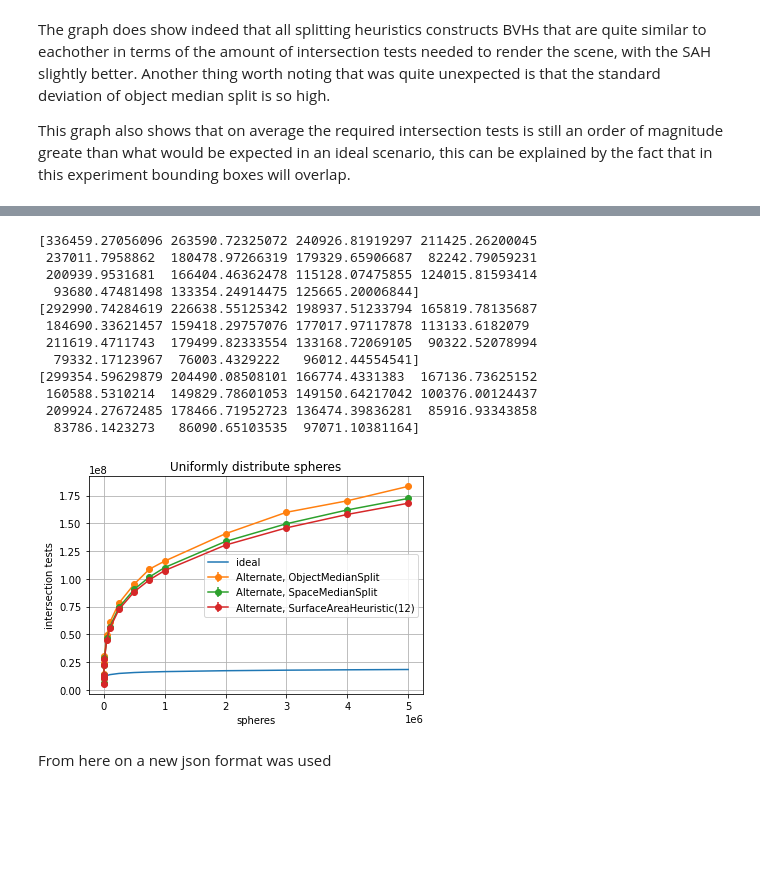
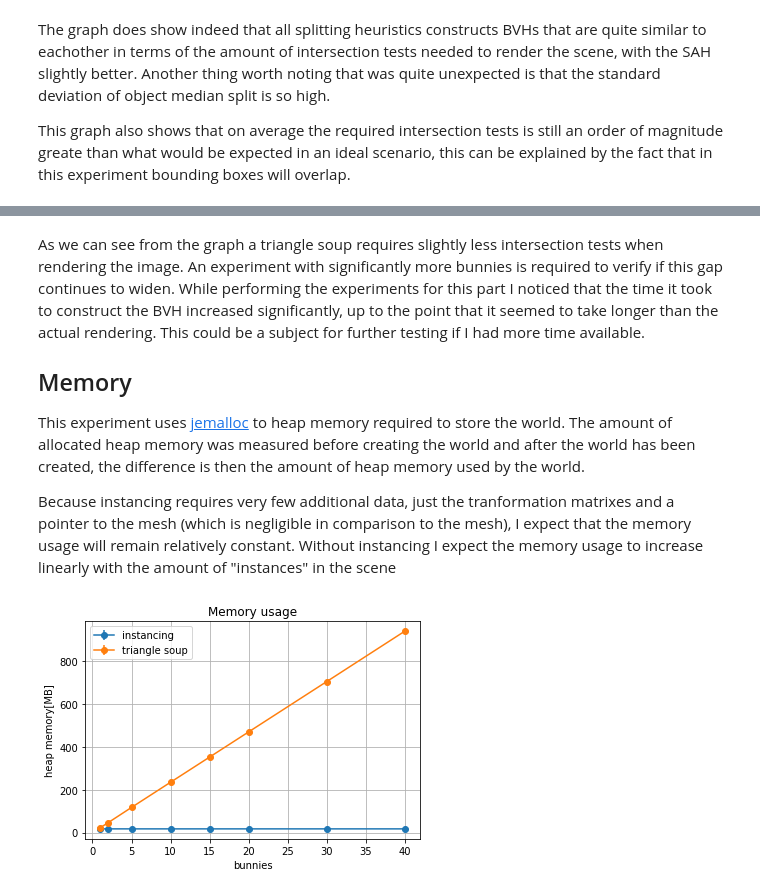
Before and after one commit to BoKleynen/ray-tracer, a Jupyter notebook: experiments/Analysis.ipynb, the cells around one changed output, grey strips where cells are left out. Drawn from its saved outputs; the diff is of its cells as text; code cells hidden in the pictures; blank space fills up the shorter version.

Commit message:
Add memory analysis

```diff
--- a/experiments/Analysis.ipynb
+++ b/experiments/Analysis.ipynb
@@ -15,6 +17,7 @@ with open("results/splitting_heuristics_equal_spheres_uniform_position.json") as
     nb_spheres = np.array(data['nb_objects'])
 
     fig, axs = plt.subplots(1, 2, sharey=True, figsize=(15, 7))
+    fig.suptitle("Uniformly distributed spheres with an equal radius")
 
 
     for (splitting_heuristic, intersection_tests) in sorted(data['results'].items()):
@@ -47,12 +50,3 @@ with open("results/splitting_heuristics_equal_spheres_uniform_position.json") as
 The graph does show indeed that all splitting heuristics constructs BVHs that are quite similar to eachother in terms of the amount of intersection tests needed to render the scene, with the SAH slightly better. Another thing worth noting that was quite unexpected is that the standard deviation of object median split is so high.
 
 This graph also shows that on average the required intersection tests is still an order of magnitude greate than what would be expected in an ideal scenario, this can be explained by the fact that in this experiment bounding boxes will overlap.
-# %%
-with open("../renders/intersection_tests.txt") as file:
-    counts = list(map(int, file.read().split(",")))
-    counts = [counts[i:i+640] for i in range(0, len(counts), 640)]
-    fig = plt.imshow(counts, origin="lower", interpolation="none")
-    plt.colorbar(fig)
-    fig.axes.get_xaxis().set_visible(False)
-    fig.axes.get_yaxis().set_visible(False)
-#     plt.savefig("renders/intersection_count.png")
@@ -61,9 +52,0 @@ with open("../renders/intersection_tests.txt") as file:
-# %%
-with open("../renders/intersection_tests.txt") as file:
-    counts = list(map(int, file.read().split(",")))
-    counts = [counts[i:i+640] for i in range(0, len(counts), 640)]
-    fig = plt.imshow(counts, origin="lower", interpolation="none")
-    plt.colorbar(fig)
-    fig.axes.get_xaxis().set_visible(False)
-    fig.axes.get_yaxis().set_visible(False)
-#     plt.savefig("renders/intersection_count.png")
@@ -72,43 +84,35 @@ with open("../renders/intersection_tests.txt") as file:
+# %% [markdown]
+As we can see from the graph a triangle soup requires slightly less intersection tests when rendering the image. An experiment with significantly more bunnies is required to verify if this gap continues to widen. While performing the experiments for this part I noticed that the time it took to construct the BVH increased significantly, up to the point that it seemed to take longer than the actual rendering. This could be a subject for further testing if I had more time available.
+
+## Memory
+
+This experiment uses [jemalloc](http://jemalloc.net) to heap memory required to store the world. The amount of allocated heap memory was measured before creating the world and after the world has been created, the difference is then the amount of heap memory used by the world.
+
+Because instancing requires very few additional data, just the tranformation matrixes and a pointer to the mesh (which is negligible in comparison to the mesh), I expect that the memory usage will remain relatively constant. Without instancing I expect the memory usage to increase linearly with the amount of "instances" in the scene
 # %%
-with open("results/splitting_heuristics_equal_spheres_uniform_position.json") as f:
-    data = json.load(f)
+with open("results/instanced_memory.json") as f1, open("results/flattened_memory.json") as f2:
+    instanced_data = json.load(f1)
+    flattened_data = json.load(f2)
 
-    nb_spheres = np.array(data['nb_objects'])
+    nb_objects = np.array(instanced_data["nb_objects"])
 
     fig, ax = plt.subplots()
-    ax.set_yscale('linear')
-    ax.set_xscale('linear')
-    ax.set(xlabel='spheres', ylabel='intersection tests',title='Uniformly distribute spheres')
+    ax.set_yscale("linear")
+    ax.set_xscale("linear")
+    ax.set(xlabel="bunnies", ylabel="heap memory[MB]",title='Memory usage')
 
-    ideal = 640 * 640 * 2 * np.log2(nb_spheres)
-    ax.plot(nb_spheres, ideal, label='ideal')
+    results = [np.array(k) for k in instanced_data["results"]["Alternate, SurfaceAreaHeuristic(12)"]]
+    averages = np.array([np.average(res) for res in results]) / 1000000
+    stds = np.array([np.std(res) for res in results]) / 1000000
+    ax.errorbar(nb_objects, averages, yerr=stds, fmt="-o", label="instancing")
 
-    for (splitting_heuristic, intersection_tests) in sorted(data['results'].items()):
-        if "Alternate" not in splitting_heuristic:
-            continue
-
-        results = [np.array(k) for k in intersection_tests]
-        averages = np.array([np.average(res) for res in results])
-        stds = np.array([np.std(res) for res in results])
-
-        ax.errorbar(nb_spheres, averages, yerr=stds, fmt='-o', label=splitting_heuristic)
+    results = [np.array(k) for k in flattened_data["results"]["Alternate, SurfaceAreaHeuristic(12)"]]
+    averages = np.array([np.average(res) for res in results]) / 1000000
+    stds = np.array([np.std(res) for res in results]) / 1000000
+    ax.errorbar(nb_objects, averages, yerr=stds, fmt="-o", label="triangle soup")
 
     ax.grid(True)
     ax.legend()
-    plt.savefig('results/plots/compare_splitting_heuristics2.png')
+#     plt.savefig('results/plots/compare_splitting_heuristics2.png')
 # %% [output]
-[336459.27056096 263590.72325072 240926.81919297 211425.26200045
- 237011.7958862  180478.97266319 179329.65906687  82242.79059231
- 200939.9531681  166404.46362478 115128.07475855 124015.81593414
-  93680.47481498 133354.24914475 125665.20006844]
-[292990.74284619 226638.55125342 198937.51233794 165819.78135687
- 184690.33621457 159418.29757076 177017.97117878 113133.6182079
- 211619.4711743  179499.82333554 133168.72069105  90322.52078994
-  79332.17123967  76003.4329222   96012.44554541]
-[299354.59629879 204490.08508101 166774.4331383  167136.73625152
- 160588.5310214  149829.78601053 149150.64217042 100376.00124437
- 209924.27672485 178466.71952723 136474.39836281  85916.93343858
-  83786.1423273   86090.65103535  97071.10381164]
-[figure, old version]
+[figure, new version]
-# %% [markdown]
-From here on a new json format was used
```
Also changed, not shown: parts of 9 cells of this notebook, 2 other files.
